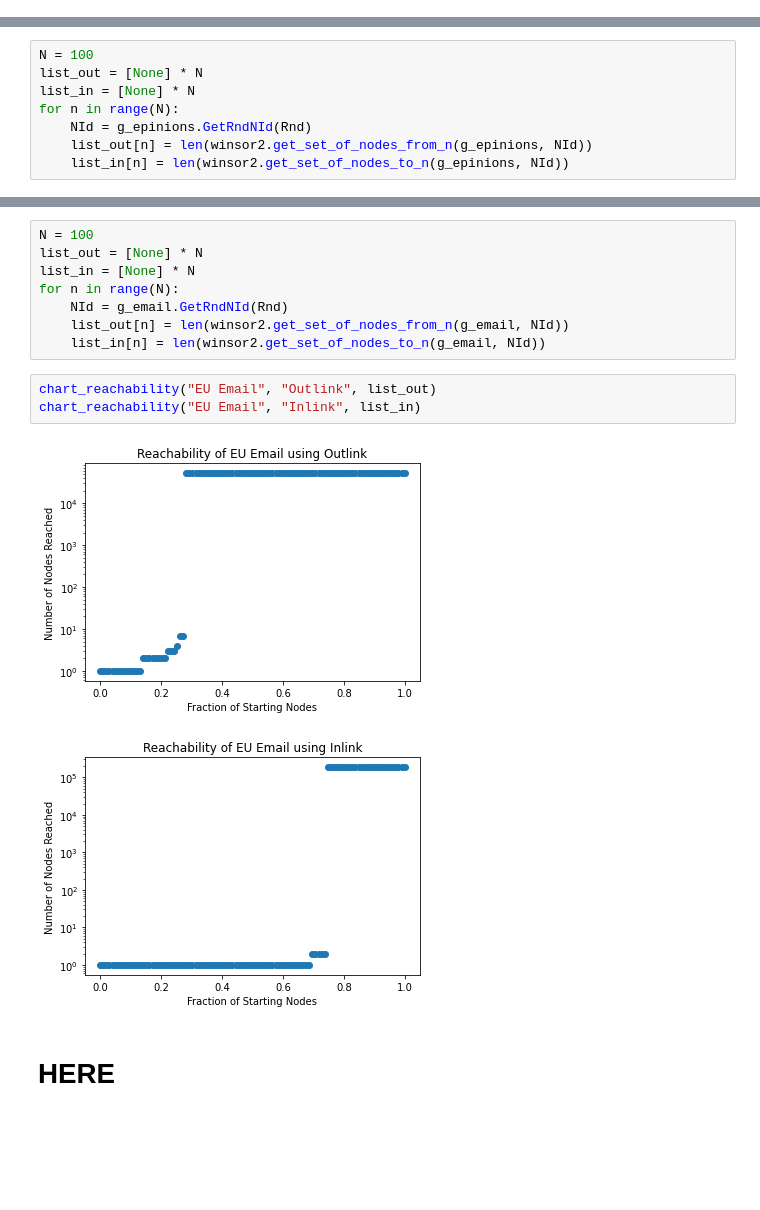
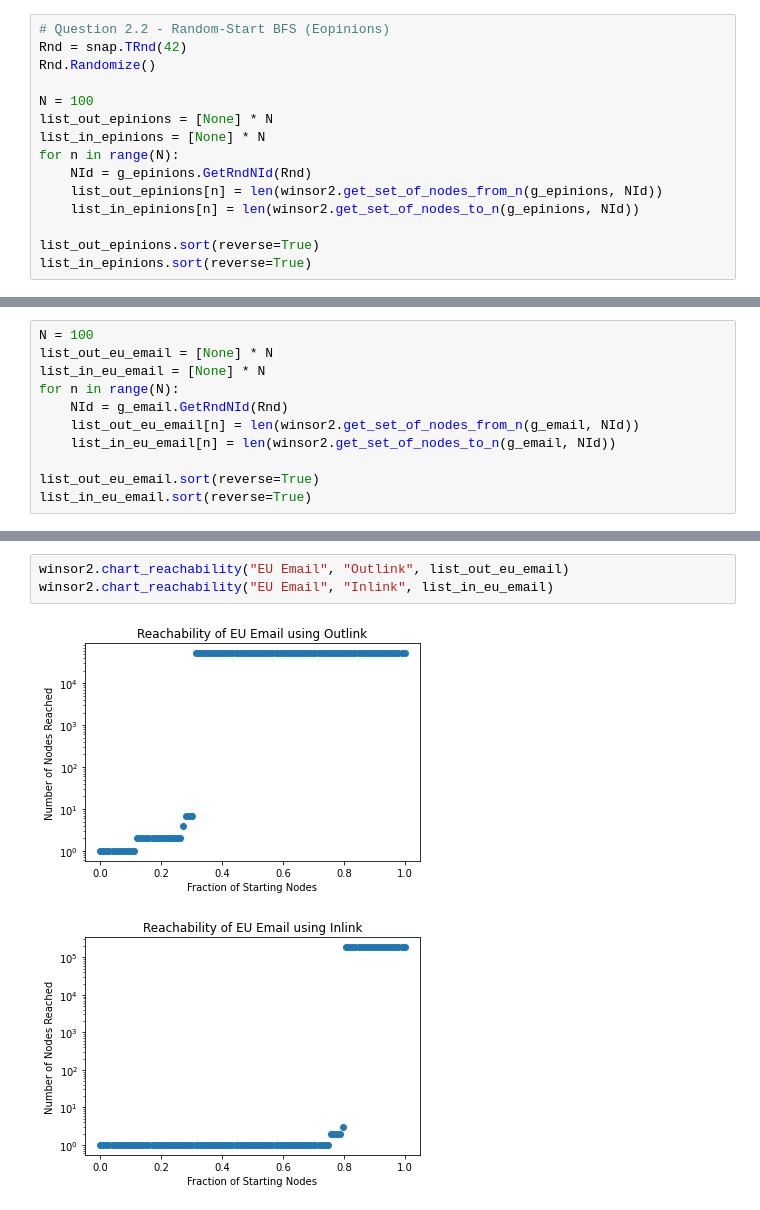
Before and after one commit to cwinsor/comp_6730, a Jupyter notebook: 02_homework/winsor_q2_bowtie_structure_notebook.ipynb, the cells around one changed output, grey strips where cells are left out. Saved outputs shown, nothing was run; the diff lists cells and outputs as text; blank space fills up the shorter version.

Commit message:
homework 2 question 2 is done

```diff
--- a/02_homework/winsor_q2_bowtie_structure_notebook.ipynb
+++ b/02_homework/winsor_q2_bowtie_structure_notebook.ipynb
@@ -76,0 +53,15 @@ Rnd.Randomize()
+# %%
+# Question 2.2 - Random-Start BFS (Eopinions)
+Rnd = snap.TRnd(42)
+Rnd.Randomize()
+
+N = 100
+list_out_epinions = [None] * N
+list_in_epinions = [None] * N
+for n in range(N):
+    NId = g_epinions.GetRndNId(Rnd)
+    list_out_epinions[n] = len(winsor2.get_set_of_nodes_from_n(g_epinions, NId))
+    list_in_epinions[n] = len(winsor2.get_set_of_nodes_to_n(g_epinions, NId))
+
+list_out_epinions.sort(reverse=True)
+list_in_epinions.sort(reverse=True)
@@ -77,8 +74,11 @@ Rnd.Randomize()
 # %%
 N = 100
-list_out = [None] * N
-list_in = [None] * N
+list_out_eu_email = [None] * N
+list_in_eu_email = [None] * N
 for n in range(N):
-    NId = g_epinions.GetRndNId(Rnd)
-    list_out[n] = len(winsor2.get_set_of_nodes_from_n(g_epinions, NId))
-    list_in[n] = len(winsor2.get_set_of_nodes_to_n(g_epinions, NId))
+    NId = g_email.GetRndNId(Rnd)
+    list_out_eu_email[n] = len(winsor2.get_set_of_nodes_from_n(g_email, NId))
+    list_in_eu_email[n] = len(winsor2.get_set_of_nodes_to_n(g_email, NId))
+
+list_out_eu_email.sort(reverse=True)
+list_in_eu_email.sort(reverse=True)
@@ -91,16 +85,6 @@ chart_reachability("Eopinions", "Inlink", list_in)
-# %%
-N = 100
-list_out = [None] * N
-list_in = [None] * N
-for n in range(N):
-    NId = g_email.GetRndNId(Rnd)
-    list_out[n] = len(winsor2.get_set_of_nodes_from_n(g_email, NId))
-    list_in[n] = len(winsor2.get_set_of_nodes_to_n(g_email, NId))
 # %%
-chart_reachability("EU Email", "Outlink", list_out)
-chart_reachability("EU Email", "Inlink", list_in)
+winsor2.chart_reachability("EU Email", "Outlink", list_out_eu_email)
+winsor2.chart_reachability("EU Email", "Inlink", list_in_eu_email)
 # %% [output]
-[figure, old version]
+[figure, new version]
-[figure, old version]
+[figure, new version]
-# %% [markdown]
-# HERE
```
Also changed, not shown: parts of 13 cells of this notebook, 1 other file.
